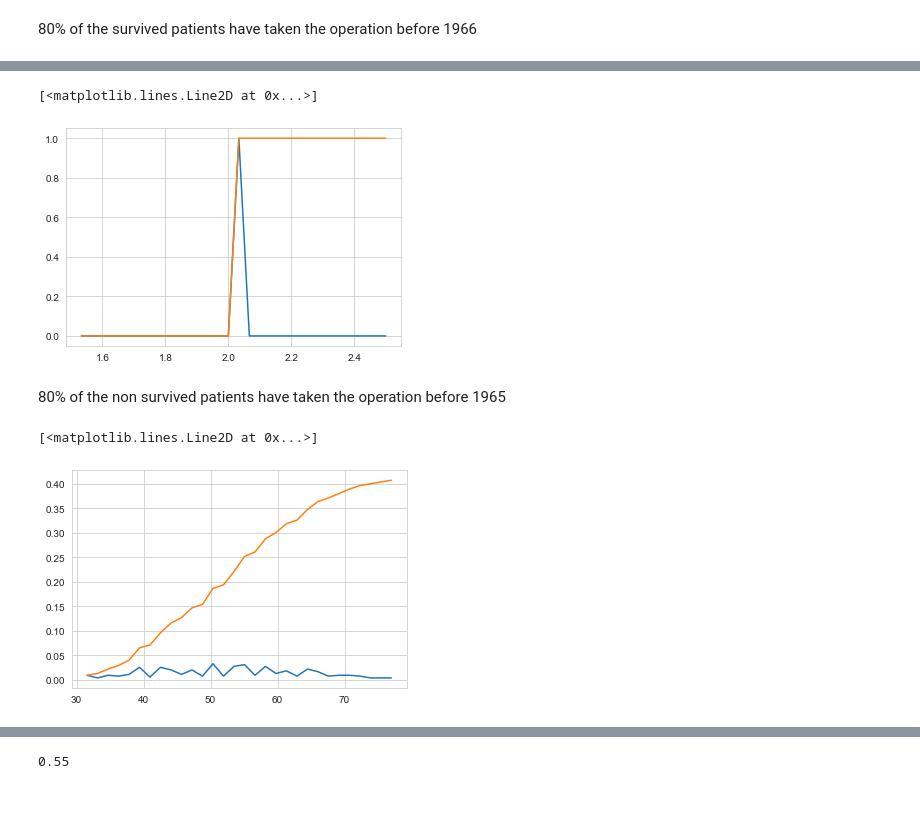
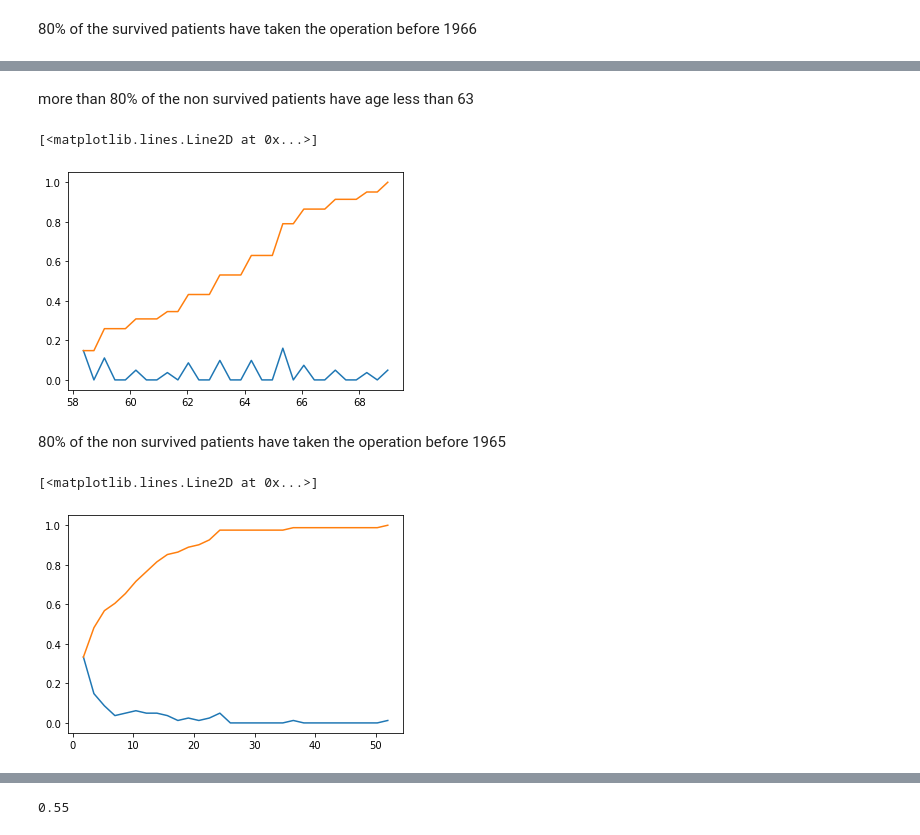
Before and after one commit to ranadheer314/Machine-Learning, a Jupyter notebook: Haberman Survival EDA.ipynb, the cells around one changed output, grey strips where cells are left out. Saved outputs shown, nothing was run; the diff lists cells and outputs as text; code cells hidden in the pictures; blank space fills up the shorter version.

```diff
--- a/Haberman Survival EDA.ipynb
+++ b/Haberman Survival EDA.ipynb
@@ -192,20 +178,22 @@ plt.plot(bin_edges[1:],cdf)
+# %% [markdown]
+more than 80% of the non survived patients have age less than 63
 # %%
-counts,bin_edges=np.histogram(n_sur['survivalStatus'],bins=30,density=True)
+counts,bin_edges=np.histogram(n_sur['yr_oper'],bins=30,density=True)
 pdf=counts/(sum(counts))
 cdf=np.cumsum(pdf)
 plt.plot(bin_edges[1:],pdf)
 plt.plot(bin_edges[1:],cdf)
 # %% [output]
 [<matplotlib.lines.Line2D at 0x...>]
-[figure, old version]
+[figure, new version]
 # %% [markdown]
 80% of the non survived patients have taken the operation before 1965
 # %%
-counts,bin_edges=np.histogram(sur['Age'],bins=30,density=True)
-pdf=counts*(sum(counts))
+counts,bin_edges=np.histogram(n_sur['axillaryNodes'],bins=30,density=True)
+pdf=counts/(sum(counts))
 cdf=np.cumsum(pdf)
 plt.plot(bin_edges[1:],pdf)
 plt.plot(bin_edges[1:],cdf)
 # %% [output]
 [<matplotlib.lines.Line2D at 0x...>]
-[figure, old version]
+[figure, new version]
```
Also changed, not shown: parts of 73 cells of this notebook, 2 other files.
